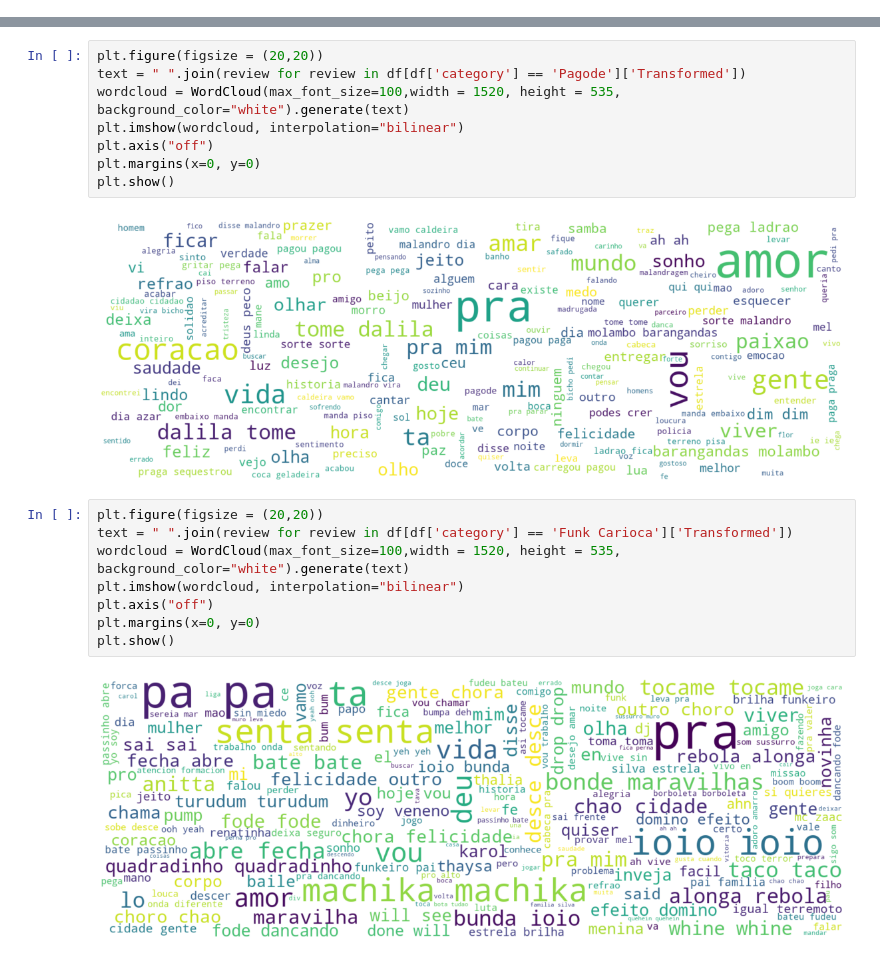
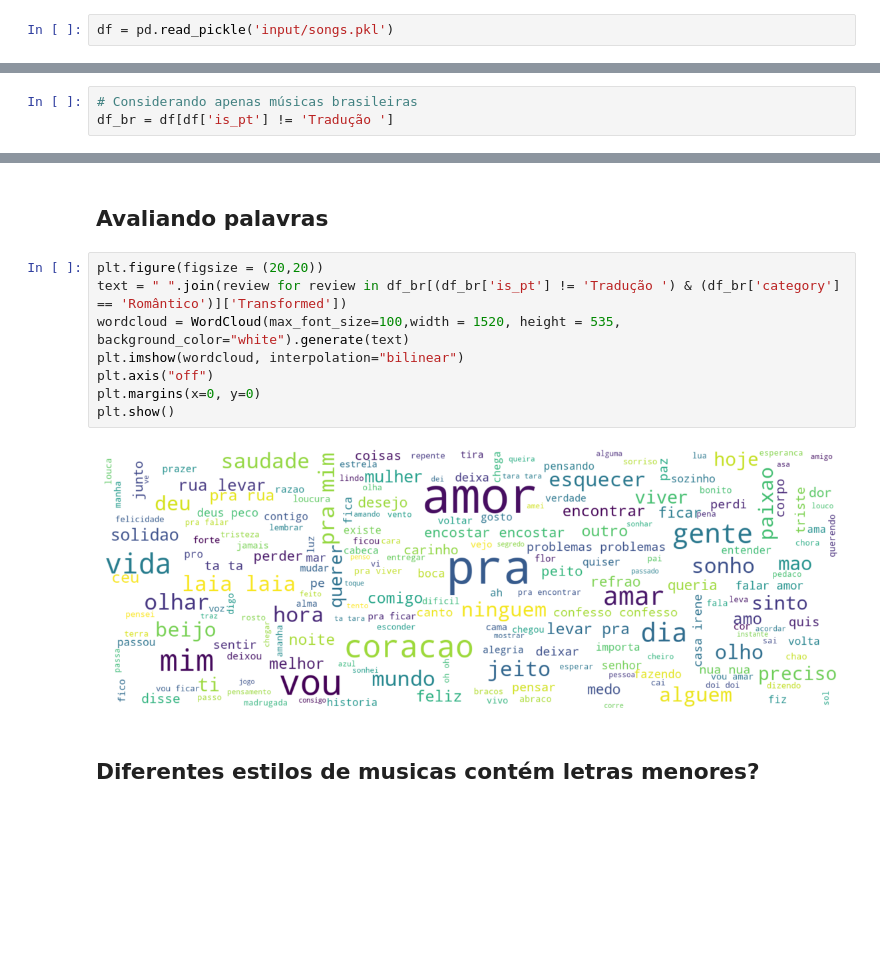
Before and after one commit to joaoflauzino/music_style, a Jupyter notebook: analysis.ipynb, the cells around one changed output, grey strips where cells are left out. Cells and saved outputs as stored; diff of their text form; blank space fills up the shorter version.

```diff
--- a/analysis.ipynb
+++ b/analysis.ipynb
@@ -13,0 +14,2 @@ del df['Unnamed: 0']
+# %%
+df = pd.read_pickle('input/songs.pkl')
@@ -59,0 +68,3 @@ Name: Transformed, dtype: object
+# %%
+# Considerando apenas músicas brasileiras
+df_br = df[df['is_pt'] != 'Tradução ']
@@ -60,20 +78,14 @@ Name: Transformed, dtype: object
+# %% [markdown]
+## Avaliando palavras
 # %%
 plt.figure(figsize = (20,20))
-text = " ".join(review for review in df[df['category'] == 'Pagode']['Transformed'])
+text = " ".join(review for review in df_br[(df_br['is_pt'] != 'Tradução ') & (df_br['category'] == 'Romântico')]['Transformed'])
 wordcloud = WordCloud(max_font_size=100,width = 1520, height = 535, background_color="white").generate(text)
 plt.imshow(wordcloud, interpolation="bilinear")
 plt.axis("off")
 plt.margins(x=0, y=0)
 plt.show()
 # %% [output]
-[figure, old version]
+[figure, new version]
-# %%
-plt.figure(figsize = (20,20))
-text = " ".join(review for review in df[df['category'] == 'Funk Carioca']['Transformed'])
-wordcloud = WordCloud(max_font_size=100,width = 1520, height = 535, background_color="white").generate(text)
-plt.imshow(wordcloud, interpolation="bilinear")
-plt.axis("off")
-plt.margins(x=0, y=0)
-plt.show()
-# %% [output]
-[figure, removed]
+# %% [markdown]
+## Diferentes estilos de musicas contém letras menores?
```
Also changed, not shown: parts of 16 cells of this notebook, 6 other files.
